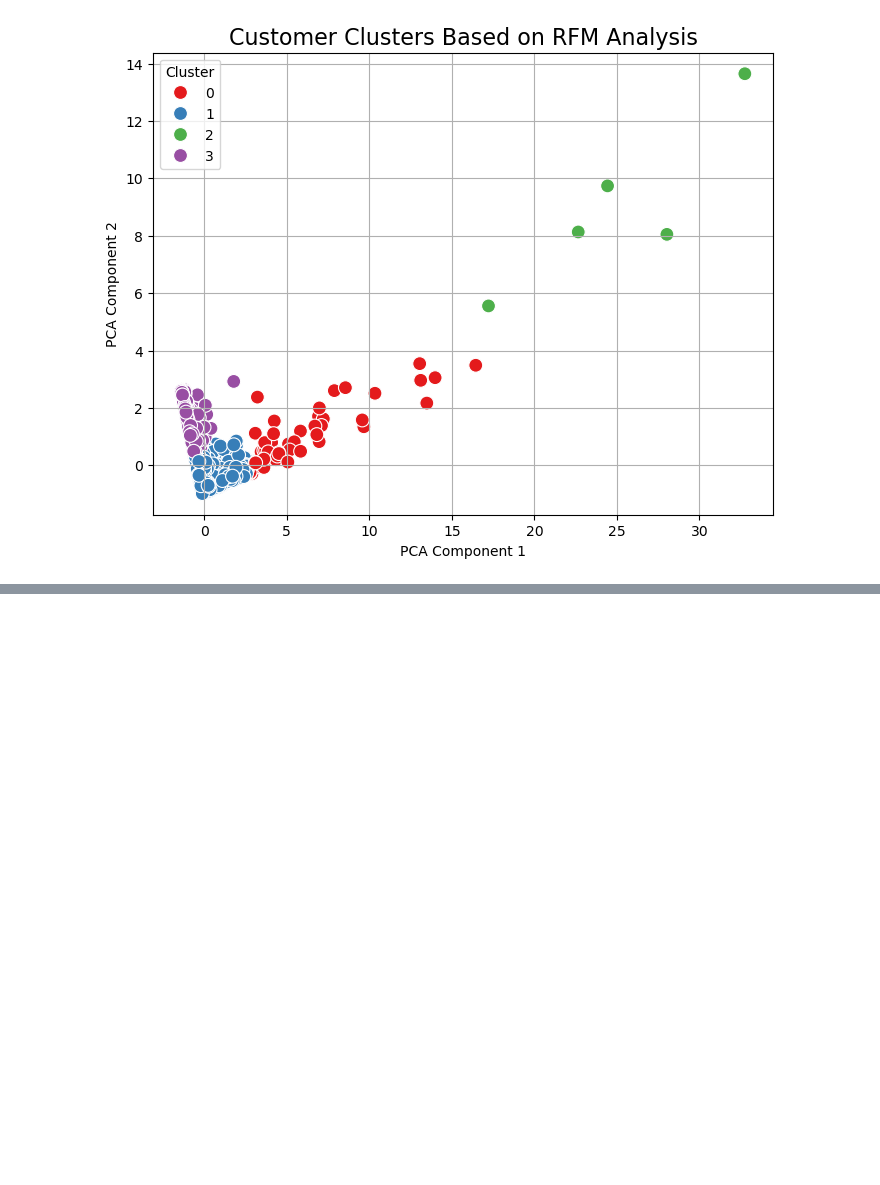
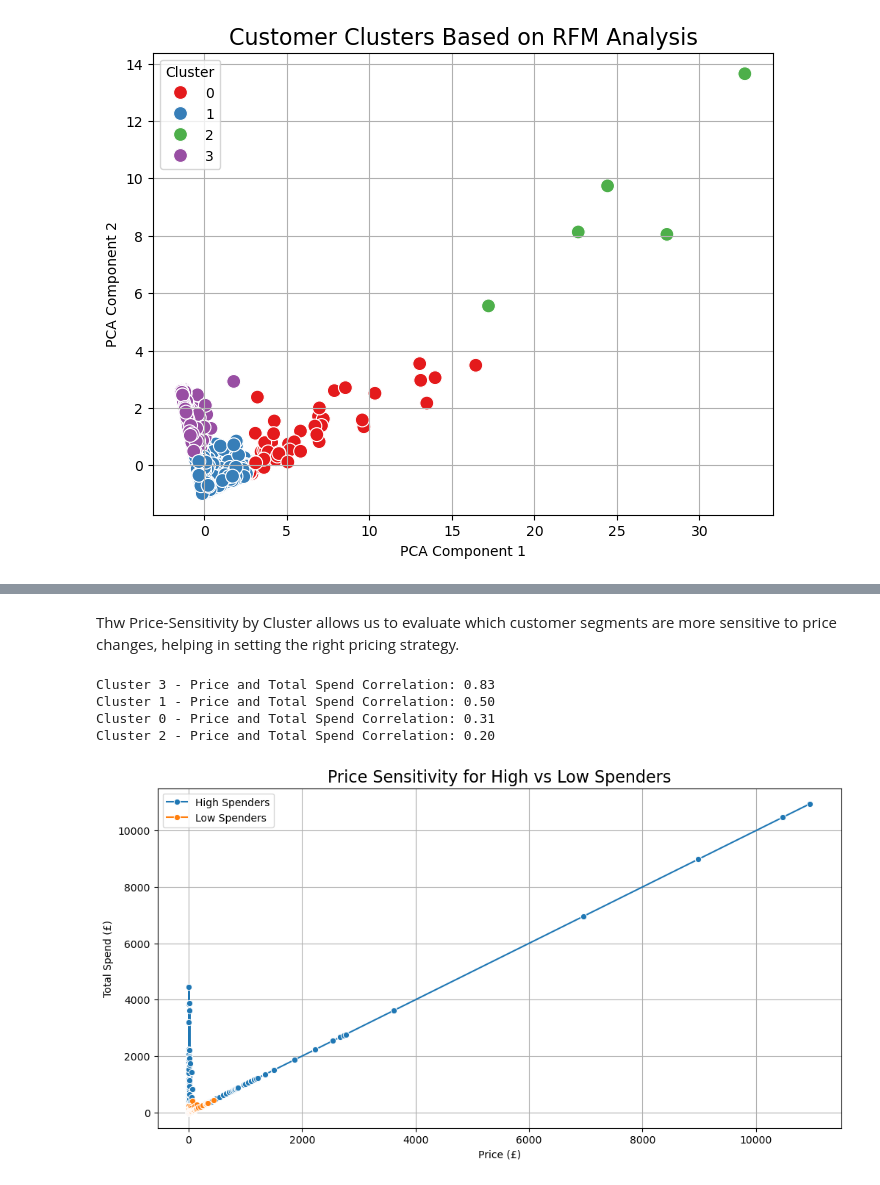
Before and after one commit to MiltonGreat/Online-Retail, a Jupyter notebook: Customer Segmentation.ipynb, the cells around one changed output, grey strips where cells are left out. Drawn from its saved outputs; the diff is of its cells as text; code cells hidden in the pictures; blank space fills up the shorter version.

```diff
--- a/Customer Segmentation.ipynb
+++ b/Customer Segmentation.ipynb
@@ -163,0 +549,34 @@ Name: count, dtype: int64
+# %% [markdown]
+Thw Price-Sensitivity by Cluster allows us to evaluate which customer segments are more sensitive to price changes, helping in setting the right pricing strategy.
+# %%
+# Correlation between price and total spend by cluster
+# Correlation analysis will give a quick view of the relationship between Price and Total Spend in each cluster.
+for cluster in rfm_df['Cluster'].unique():
+    cluster_data = df[df['Cluster'] == cluster]
+    correlation = cluster_data[['Price', 'TotalSpent']].corr().iloc[0, 1]
+    print(f"Cluster {cluster} - Price and Total Spend Correlation: {correlation:.2f}")
+
+# Analyzing Price Sensitivity for Low and High Value Customers (high spenders vs low spenders)
+high_spenders = rfm_df[rfm_df['Monetary'] > rfm_df['Monetary'].median()]
+low_spenders = rfm_df[rfm_df['Monetary'] <= rfm_df['Monetary'].median()]
+
+# Merge high_spenders and low_spenders with df to include 'Price' and 'TotalSpent' columns
+high_spenders_df = df[df['Customer ID'].isin(high_spenders['Customer ID'])]
+low_spenders_df = df[df['Customer ID'].isin(low_spenders['Customer ID'])]
+
+# Plot the price vs total spend for high and low spenders
+plt.figure(figsize=(12, 6))
+sns.lineplot(data=high_spenders_df, x='Price', y='TotalSpent', label='High Spenders', marker='o')
+sns.lineplot(data=low_spenders_df, x='Price', y='TotalSpent', label='Low Spenders', marker='o')
+plt.title('Price Sensitivity for High vs Low Spenders', fontsize=16)
+plt.xlabel('Price (£)')
+plt.ylabel('Total Spend (£)')
+plt.legend()
+plt.grid(True)
+plt.show()
+# %% [output]
+Cluster 3 - Price and Total Spend Correlation: 0.83
+Cluster 1 - Price and Total Spend Correlation: 0.50
+Cluster 0 - Price and Total Spend Correlation: 0.31
+Cluster 2 - Price and Total Spend Correlation: 0.20
+[figure, added]
```
Also changed, not shown: parts of 46 cells of this notebook.
